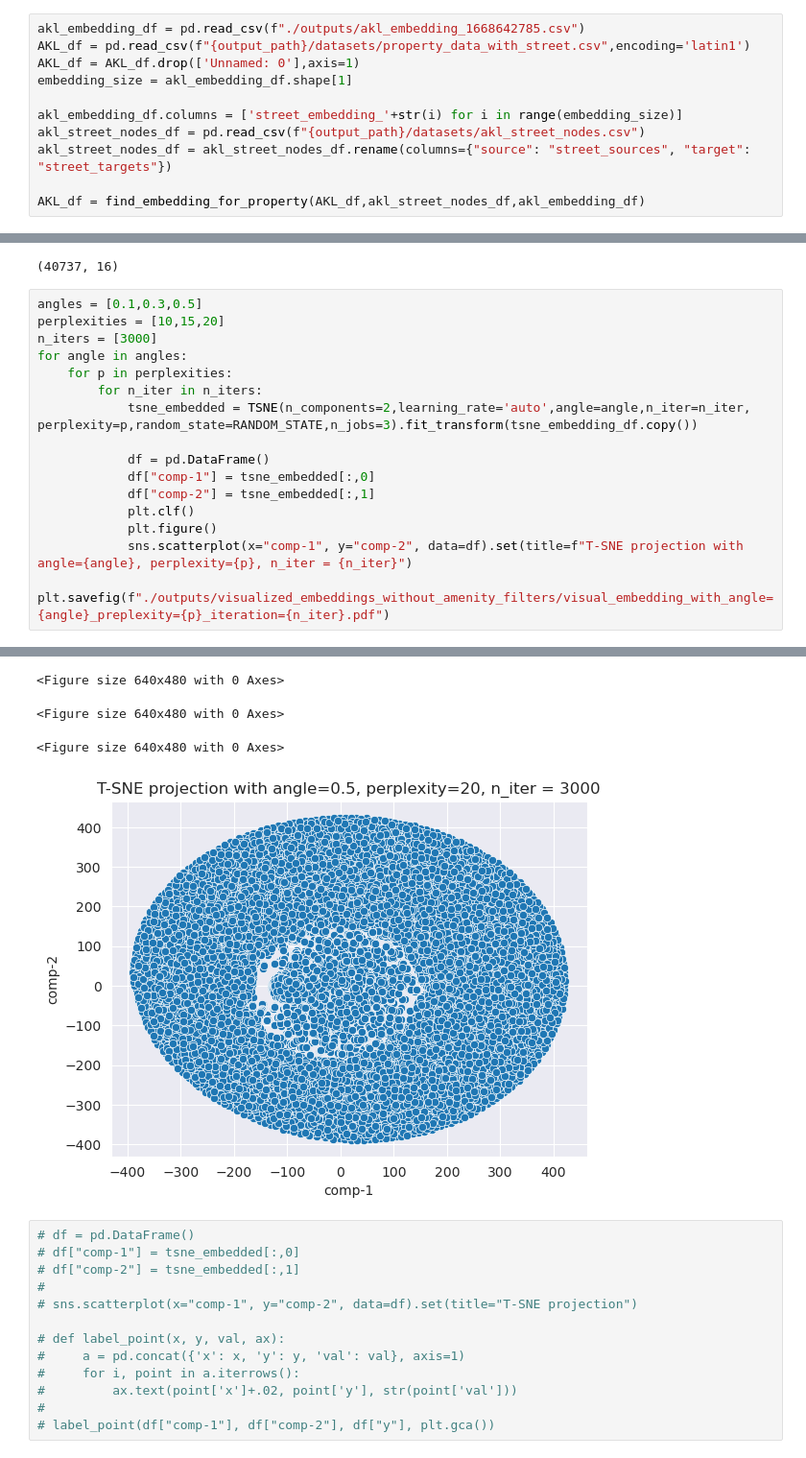
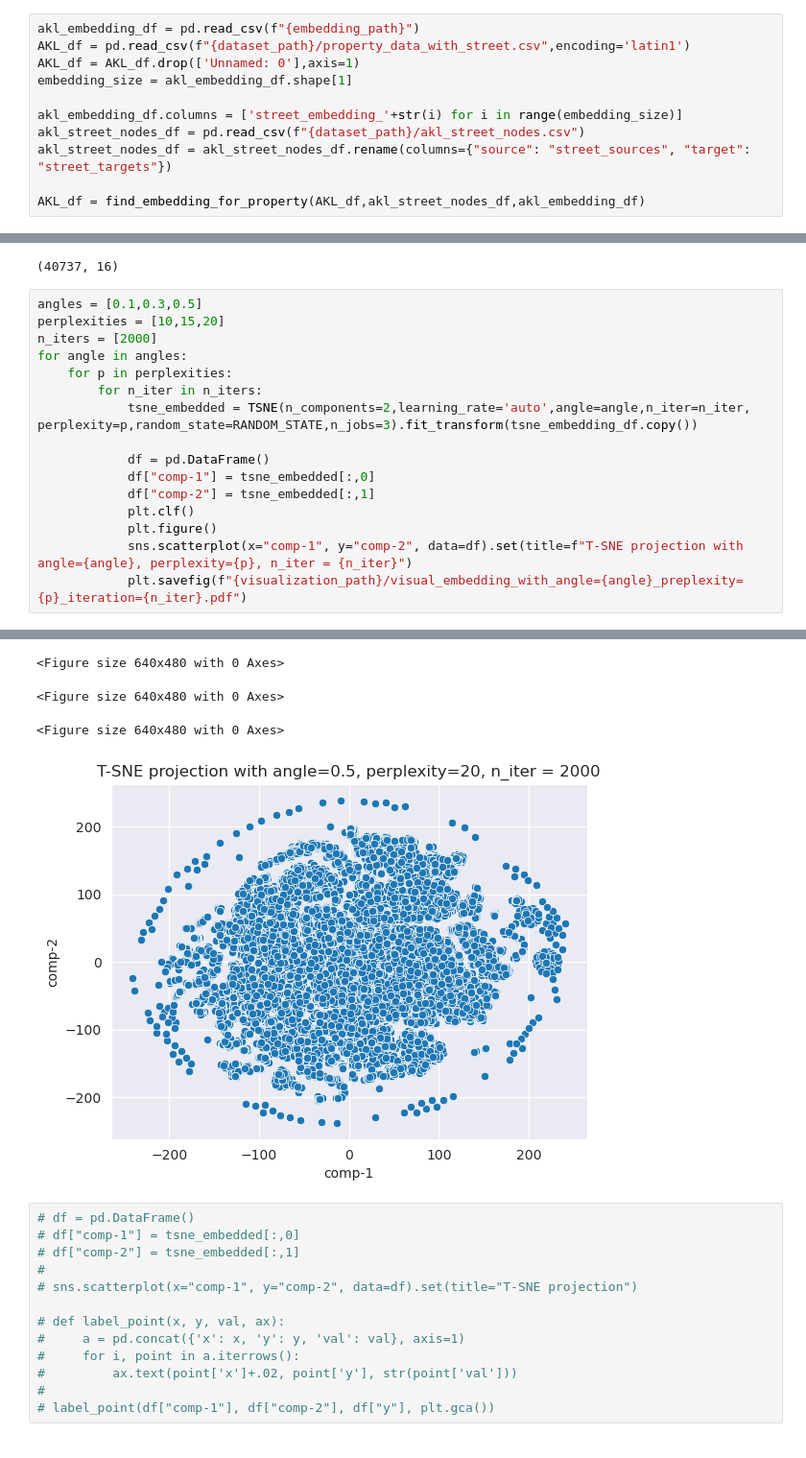
Before and after one commit to masonyc/uoa_789, a Jupyter notebook: src/Tuning_visualized_embedding.ipynb, the cells around one changed output, grey strips where cells are left out. Shown at 96% size. Drawn from its saved outputs; the diff is of its cells as text.

```diff
--- a/src/Tuning_visualized_embedding.ipynb
+++ b/src/Tuning_visualized_embedding.ipynb
@@ -13,13 +15,13 @@ def find_embedding_for_property(property_df,street_df,emb_df):
     output_df = property_df.merge(street_with_embedding,on=["street_sources","street_targets"])
     return output_df
 # %%
-akl_embedding_df = pd.read_csv(f"./outputs/akl_embedding_1668642785.csv")
-AKL_df = pd.read_csv(f"{output_path}/datasets/property_data_with_street.csv",encoding='latin1')
+akl_embedding_df = pd.read_csv(f"{embedding_path}")
+AKL_df = pd.read_csv(f"{dataset_path}/property_data_with_street.csv",encoding='latin1')
 AKL_df = AKL_df.drop(['Unnamed: 0'],axis=1)
 embedding_size = akl_embedding_df.shape[1]
 
 akl_embedding_df.columns = ['street_embedding_'+str(i) for i in range(embedding_size)]
-akl_street_nodes_df = pd.read_csv(f"{output_path}/datasets/akl_street_nodes.csv")
+akl_street_nodes_df = pd.read_csv(f"{dataset_path}/akl_street_nodes.csv")
 akl_street_nodes_df = akl_street_nodes_df.rename(columns={"source": "street_sources", "target": "street_targets"})
 
 AKL_df = find_embedding_for_property(AKL_df,akl_street_nodes_df,akl_embedding_df)
@@ -31,30 +33,30 @@ print(tsne_embedding_df.shape)
 # %%
 angles = [0.1,0.3,0.5]
 perplexities = [10,15,20]
-n_iters = [3000]
+n_iters = [2000]
 for angle in angles:
     for p in perplexities:
         for n_iter in n_iters:
             tsne_embedded = TSNE(n_components=2,learning_rate='auto',angle=angle,n_iter=n_iter, perplexity=p,random_state=RANDOM_STATE,n_jobs=3).fit_transform(tsne_embedding_df.copy())
 
             df = pd.DataFrame()
             df["comp-1"] = tsne_embedded[:,0]
             df["comp-2"] = tsne_embedded[:,1]
             plt.clf()
             plt.figure()
             sns.scatterplot(x="comp-1", y="comp-2", data=df).set(title=f"T-SNE projection with angle={angle}, perplexity={p}, n_iter = {n_iter}")
-            plt.savefig(f"./outputs/visualized_embeddings_without_amenity_filters/visual_embedding_with_angle={angle}_preplexity={p}_iteration={n_iter}.pdf")
+            plt.savefig(f"{visualization_path}/visual_embedding_with_angle={angle}_preplexity={p}_iteration={n_iter}.pdf")
 # %% [output]
 <Figure size 640x480 with 0 Axes>
 <Figure size 640x480 with 0 Axes>
 <Figure size 640x480 with 0 Axes>
 <Figure size 640x480 with 0 Axes>
 <Figure size 640x480 with 0 Axes>
 <Figure size 640x480 with 0 Axes>
 <Figure size 640x480 with 0 Axes>
 <Figure size 640x480 with 0 Axes>
 <Figure size 640x480 with 0 Axes>
-[figure, old version]
+[figure, new version]
 # %%
 # df = pd.DataFrame()
 # df["comp-1"] = tsne_embedded[:,0]
```
Also changed, not shown: parts of 1 cell of this notebook, 24 other files.
